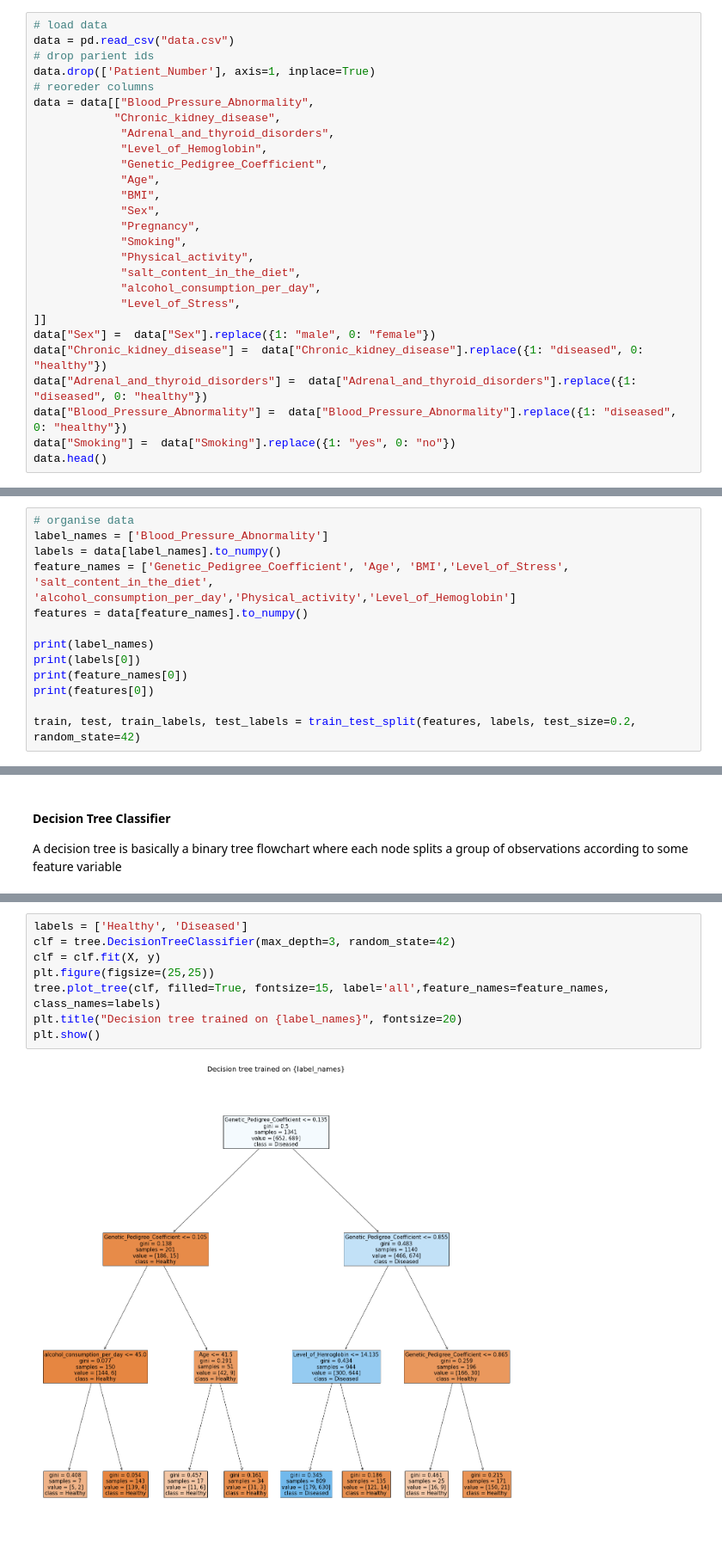
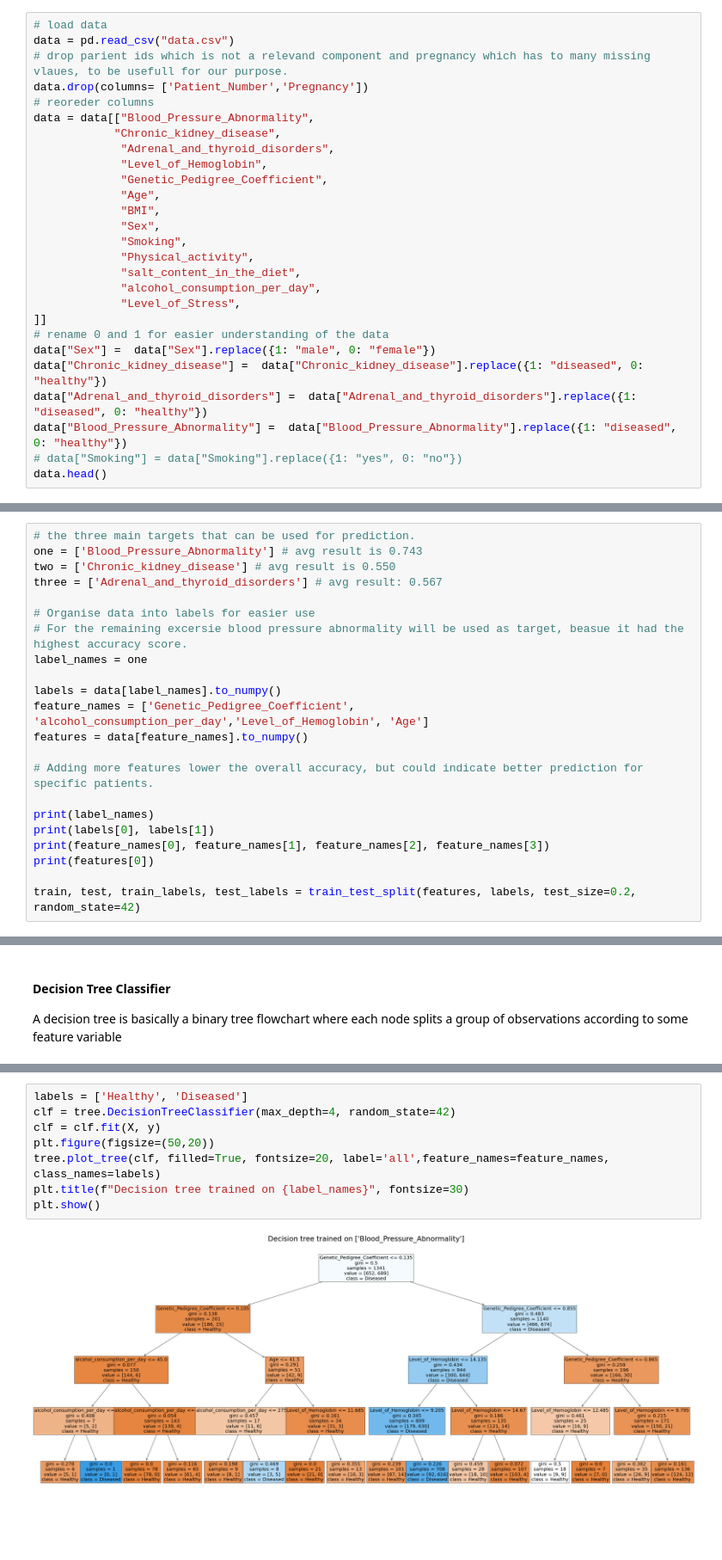
Before and after one commit to DaLuSt/DSLS-DS3-Machine-learning, a Jupyter notebook: Supervised-learning/Supervisedlearning_Assingment_DaanSteur_379943_DSLS.ipynb, the cells around one changed output, grey strips where cells are left out. Shown at 86% size. Drawn from its saved outputs; the diff is of its cells as text; blank space fills up the shorter version.

```diff
--- a/Supervised-learning/Supervisedlearning_Assingment_DaanSteur_379943_DSLS.ipynb
+++ b/Supervised-learning/Supervisedlearning_Assingment_DaanSteur_379943_DSLS.ipynb
@@ -62,8 +43,8 @@ from sklearn.ensemble import StackingClassifier
 # %%
 # load data
 data = pd.read_csv("data.csv")
-# drop parient ids
-data.drop(['Patient_Number'], axis=1, inplace=True)
+# drop parient ids which is not a relevand component and pregnancy which has to many missing vlaues, to be usefull for our purpose.
+data.drop(columns= ['Patient_Number','Pregnancy'])
 # reoreder columns
 data = data[["Blood_Pressure_Abnormality",
             "Chronic_kidney_disease",
@@ -73,18 +54,18 @@ data = data[["Blood_Pressure_Abnormality",
              "Age",
              "BMI",
              "Sex",
-             "Pregnancy",
              "Smoking",
              "Physical_activity",
              "salt_content_in_the_diet",
              "alcohol_consumption_per_day",
              "Level_of_Stress",
 ]]
+# rename 0 and 1 for easier understanding of the data
 data["Sex"] =  data["Sex"].replace({1: "male", 0: "female"})
 data["Chronic_kidney_disease"] =  data["Chronic_kidney_disease"].replace({1: "diseased", 0: "healthy"})
 data["Adrenal_and_thyroid_disorders"] =  data["Adrenal_and_thyroid_disorders"].replace({1: "diseased", 0: "healthy"})
 data["Blood_Pressure_Abnormality"] =  data["Blood_Pressure_Abnormality"].replace({1: "diseased", 0: "healthy"})
-data["Smoking"] =  data["Smoking"].replace({1: "yes", 0: "no"})
+# data["Smoking"] = data["Smoking"].replace({1: "yes", 0: "no"})
 data.head()
 # %% [output]
 |  | Blood_Pressure_Abnormality | Chronic_kidney_disease | Adrenal_and_thyroid_disorders | Level_of_Hemoglobin | ... |
@@ -174,15 +149,24 @@ data.head()
 | 4 | diseased | healthy | healthy | 14.17 | ... |
 | 6 | diseased | diseased | diseased | 11.69 | ... |
 # %%
-# organise data
-label_names = ['Blood_Pressure_Abnormality']
+# the three main targets that can be used for prediction.
+one = ['Blood_Pressure_Abnormality'] # avg result is 0.743
+two = ['Chronic_kidney_disease'] # avg result is 0.550
+three = ['Adrenal_and_thyroid_disorders'] # avg result: 0.567
+
+# Organise data into labels for easier use
+# For the remaining excersie blood pressure abnormality will be used as target, beasue it had the highest accuracy score.
+label_names = one
+
 labels = data[label_names].to_numpy()
-feature_names = ['Genetic_Pedigree_Coefficient', 'Age', 'BMI','Level_of_Stress', 'salt_content_in_the_diet', 'alcohol_consumption_per_day','Physical_activity','Level_of_Hemoglobin']
+feature_names = ['Genetic_Pedigree_Coefficient', 'alcohol_consumption_per_day','Level_of_Hemoglobin', 'Age']
 features = data[feature_names].to_numpy()
 
+# Adding more features lower the overall accuracy, but could indicate better prediction for specific patients.
+
 print(label_names)
-print(labels[0])
-print(feature_names[0])
+print(labels[0], labels[1])
+print(feature_names[0], feature_names[1], feature_names[2], feature_names[3])
 print(features[0])
 
 train, test, train_labels, test_labels = train_test_split(features, labels, test_size=0.2, random_state=42)
@@ -287,13 +273,13 @@ weighted avg       0.83      0.83      0.83       336
 # %%
 labels = ['Healthy', 'Diseased']
-clf = tree.DecisionTreeClassifier(max_depth=3, random_state=42)
+clf = tree.DecisionTreeClassifier(max_depth=4, random_state=42)
 clf = clf.fit(X, y)
-plt.figure(figsize=(25,25))
-tree.plot_tree(clf, filled=True, fontsize=15, label='all',feature_names=feature_names, class_names=labels)
-plt.title("Decision tree trained on {label_names}", fontsize=20)
+plt.figure(figsize=(50,20))
+tree.plot_tree(clf, filled=True, fontsize=20, label='all',feature_names=feature_names, class_names=labels)
+plt.title(f"Decision tree trained on {label_names}", fontsize=30)
 plt.show()
 # %% [output]
-[figure, old version]
+[figure, new version]
 # %% [markdown]
 #### Stacking models
 
```
Also changed, not shown: parts of 13 cells of this notebook.
